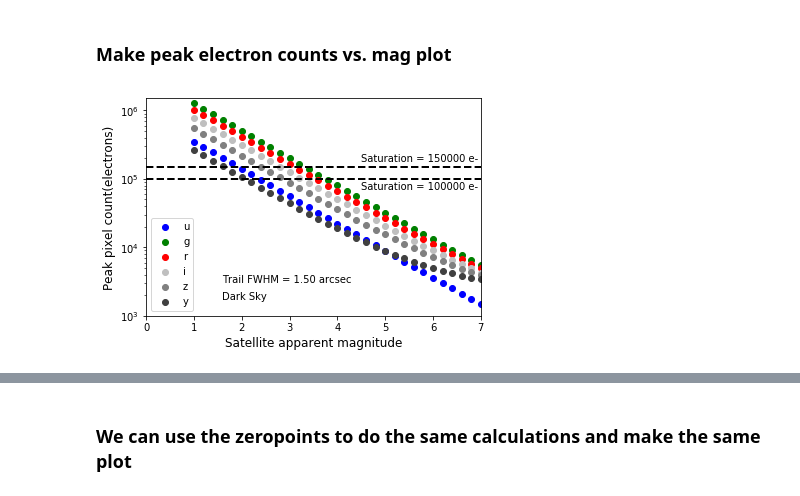
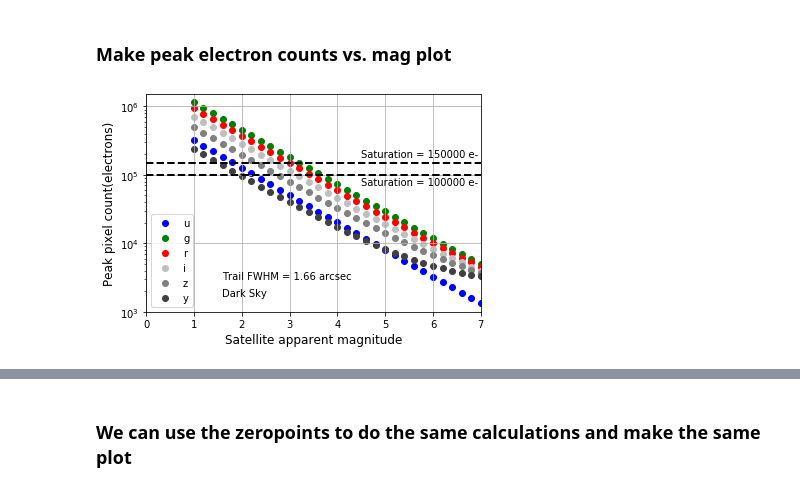
Before and after one commit to bxin/scratchBook, a Jupyter notebook: saturation_limit/saturation_limit_trail.ipynb, the cells around one changed output, grey strips where cells are left out. Cells and saved outputs as stored; diff of their text form; code cells hidden in the pictures.

Commit message:
update LSST trail to sqrt(1.5**2+0.7**2) arcsec wide

```diff
--- a/saturation_limit/saturation_limit_trail.ipynb
+++ b/saturation_limit/saturation_limit_trail.ipynb
@@ -4,3 +4,5 @@
 # %%
-fwhm = 1.5 #in arcsec, 4/550e3/np.pi*180*3600 = 1.50 arcsec
+import numpy as np
+fwhm = np.sqrt(1.5**2+0.7**2)  #in arcsec, 4/550e3/np.pi*180*3600 = 1.50 arcsec
 angularV = 0.5*60 # in deg/min, 0.5 deg/sec
+print('fwhm = %.2f arcsec'%fwhm)
@@ -214,34 +217,35 @@ fig, ax = plt.subplots()
 for i,f in enumerate(filterlist):
     mags = []
     npeaks = []
     flatsource = Sed()
     flatsource.setFlatSED(wavelen_min=system[f].wavelen_min, wavelen_max=system[f].wavelen_max,
                               wavelen_step=system[f].wavelen_step)
     adu = flatsource.calcADU(system[f], photParams=photParams_dt)
     adu0 = adu*pRatio #a m=0 start produces this adu0 in the center pixel
     for m in range(31):
         mag = 1 + 0.2 * m
         mags.append(mag)
         npeak = adu0*10**(-mag/2.5)+m5.skyCounts[f]+bias_offset_subtract
         npeaks.append(npeak)
     plt.scatter(mags, npeaks, label=f, color=colors[i])
     #print(npeak)
     #break
     d_plot.SatLimFromPlot.loc[f] = mags[np.argmax(np.array(npeaks)<full_well)]
 plt.plot([0,7.0],[full_well, full_well], ls = '--', lw = 2, color='black')
 plt.text(4.5, full_well*1.20, "Saturation = %d e-"%full_well, color = 'black')
 plt.plot([0,7.0],[full_well2, full_well2], ls = '--', lw = 2, color='black')
 plt.text(4.5, full_well2*0.7, "Saturation = %d e-"%full_well2, color = 'black')
 plt.text(0.3, 0.24, "Trail FWHM = %.2f arcsec"%fwhm, color = 'black', transform=fig.transFigure)
 plt.text(0.3, 0.18, "Dark Sky", color = 'black', transform=fig.transFigure)
 plt.legend()
 plt.yscale('log')
 plt.xlim(0,7.0)
 plt.ylim(1e3, 1.5e6)
+plt.grid()
 plt.xlabel('Satellite apparent magnitude', fontsize=12)
 plt.ylabel('Peak pixel count(electrons)', fontsize=12);
 # %% [output]
-[figure, old version]
+[figure, new version]
 # %%
 #check consistency with above calculations.
 d_plot.join(d)
```
Also changed, not shown: parts of 15 cells of this notebook, 2 other files.
